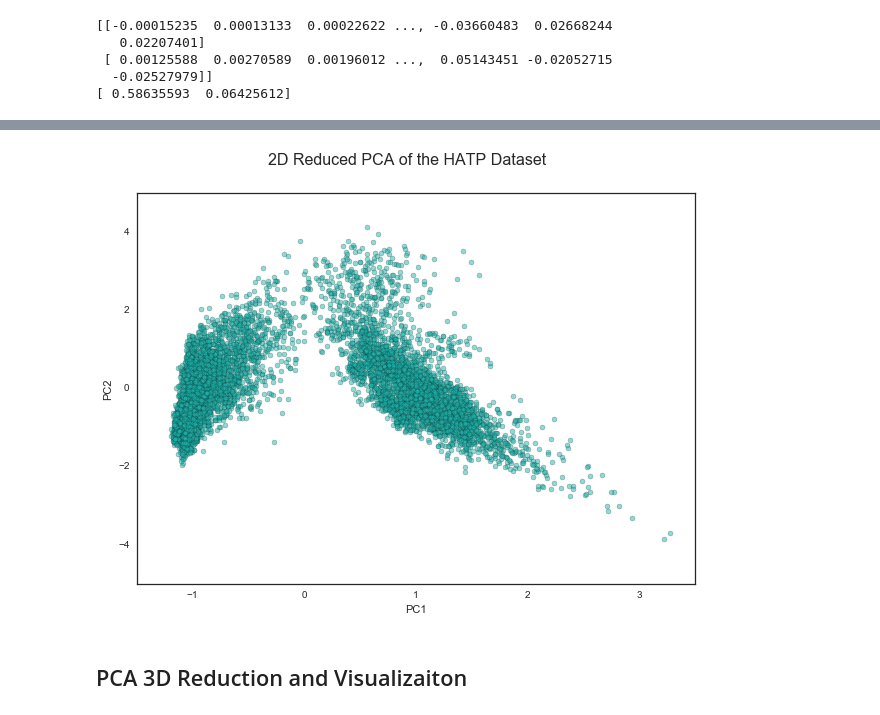
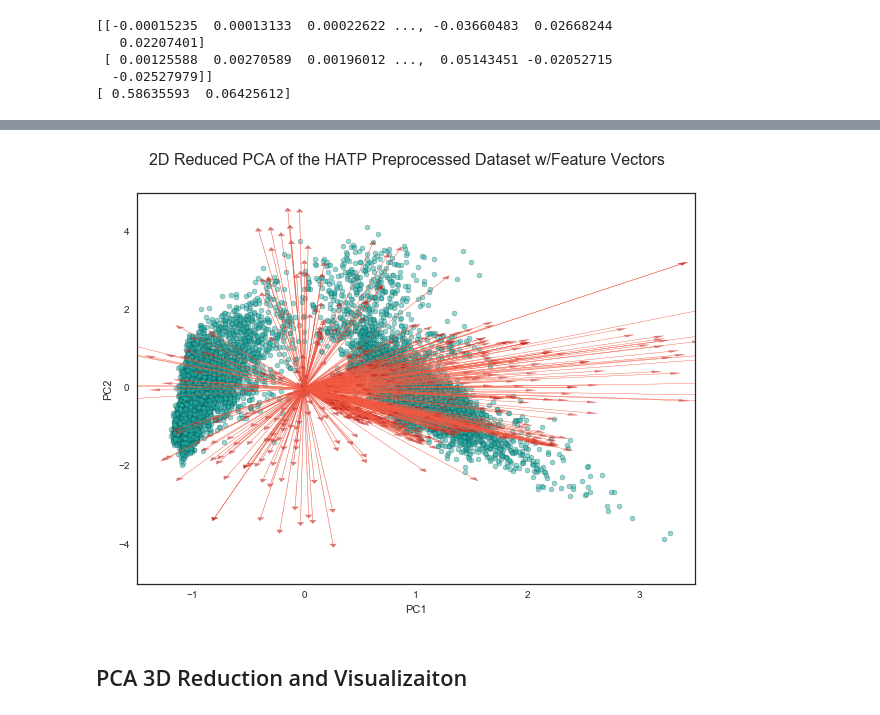
Before and after one commit to todddangerfarr/mlnd-p5-capstone-wearables-activity-tracking, a Jupyter notebook: human-activities-and-postural-transitions.ipynb, the cells around one changed output, grey strips where cells are left out. Cells and saved outputs as stored; diff of their text form; code cells hidden in the pictures.

```diff
--- a/human-activities-and-postural-transitions.ipynb
+++ b/human-activities-and-postural-transitions.ipynb
@@ -197,18 +282,17 @@ print pca_2.explained_variance_ratio_
 # %%
-# plot 2-dimensional PCA
-sns.set_style('white')
+# plot 2d PCA with Feature vectors
 ax = pd.DataFrame(pca_2.transform(X_train), columns=['PC1', 'PC2']).plot(
         kind='scatter', x='PC1', y='PC2', figsize=(10, 7), s=25.0,
         alpha=0.5, color='lightseagreen', ylim=[-5, 5], xlim=[-1.5, 3.5])
-plt.suptitle('2D Reduced PCA of the HATP Dataset', fontsize=16)
+plt.suptitle('2D Reduced PCA of the HATP Preprocessed Dataset w/Feature Vectors', fontsize=16)
 
-#for i, (pc1, pc2) in enumerate(zip(pca.components_[0], pca.components_[1])):
-            #ax.arrow(0, 0, pc1*20, pc2*20, width=0.002, fc='tomato', ec='tomato', alpha=0.5)
+for i, (pc1, pc2) in enumerate(zip(pca.components_[0], pca.components_[1])):
+            ax.arrow(0, 0, pc1*30, pc2*30, width=0.003, fc='firebrick', ec='tomato', alpha=0.6)
             #ax.annotate(X_train.columns[i], (pc1*20, pc2*20), size=5)
 
 plt.show()
 # %% [output]
-[figure, old version]
+[figure, new version]
 # %% [markdown]
 ## PCA 3D Reduction and Visualizaiton
 # %%
```
Also changed, not shown: parts of 42 cells of this notebook, 15 other files.
